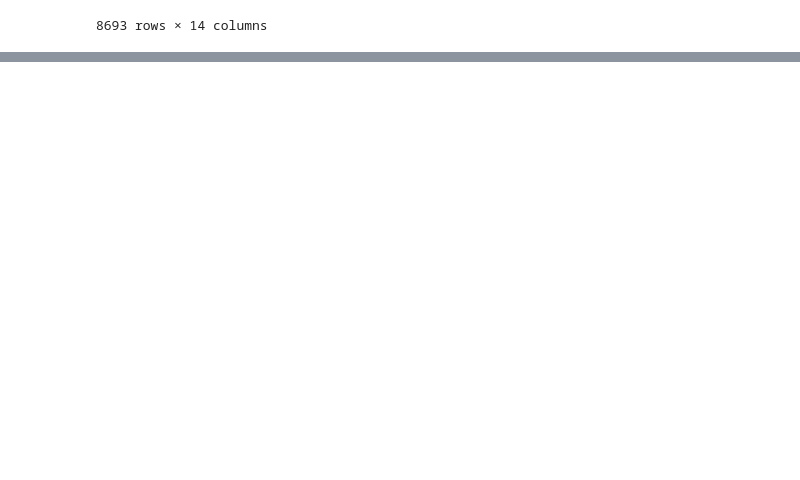
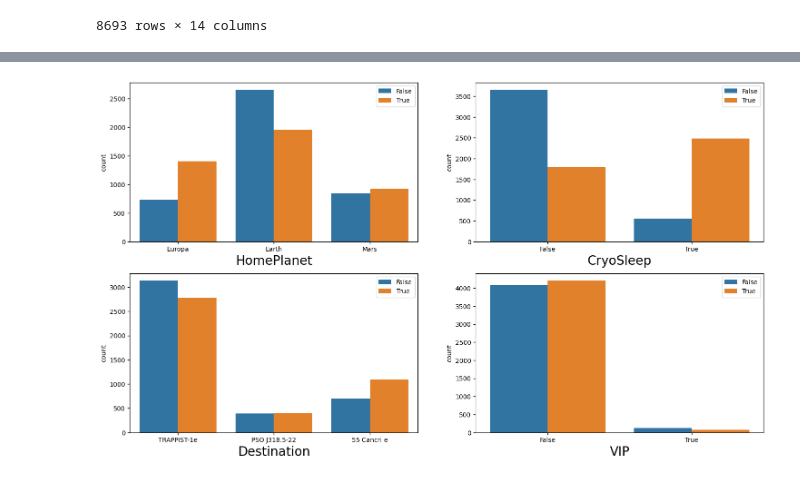
Before and after one commit to SopanMore11/My-Data-Science-Projects, a Jupyter notebook: Titanic_space_project/Spaceship_tatanic.ipynb, the cells around one changed output, grey strips where cells are left out. Drawn from its saved outputs; the diff is of its cells as text; code cells hidden in the pictures; blank space fills up the shorter version.

```diff
--- a/Titanic_space_project/Spaceship_tatanic.ipynb
+++ b/Titanic_space_project/Spaceship_tatanic.ipynb
@@ -53,0 +137,6 @@ train_df
+# %%
+train_df.drop(['Name', 'Cabin'], axis=1, inplace=True)
+test_df.drop(['Name', 'Cabin'], axis=1, inplace=True)
+# %%
+input_features = list(train_df.columns[1:-1])
+target = 'Transported'
@@ -53,0 +215,3 @@ train_df
+# %%
+categorical_cols = [col for col in input_features if train_df[col].nunique() < 25]
+numerical_cols = [col for col in input_features if col not in categorical_cols]
@@ -53,0 +227,12 @@ train_df
+# %%
+n_cols, n_rows = 2, 2
+fig, axes = plt.subplots(n_rows, n_cols, figsize=(18,10))
+for i in range(n_rows):
+    for j in range(n_cols):
+        col = categorical_cols[n_cols*i + j]
+        sns.countplot(train_df, x=col, hue='Transported',ax=axes[i,j])
+        axes[i, j].legend()
+        axes[i, j].set_xlabel(col, fontsize = 20)
+        axes[i, j].tick_params(labelsize=10, width=1)
+# %% [output]
+[figure, added]
```
Also changed, not shown: parts of 60 cells of this notebook, 1 other file.
